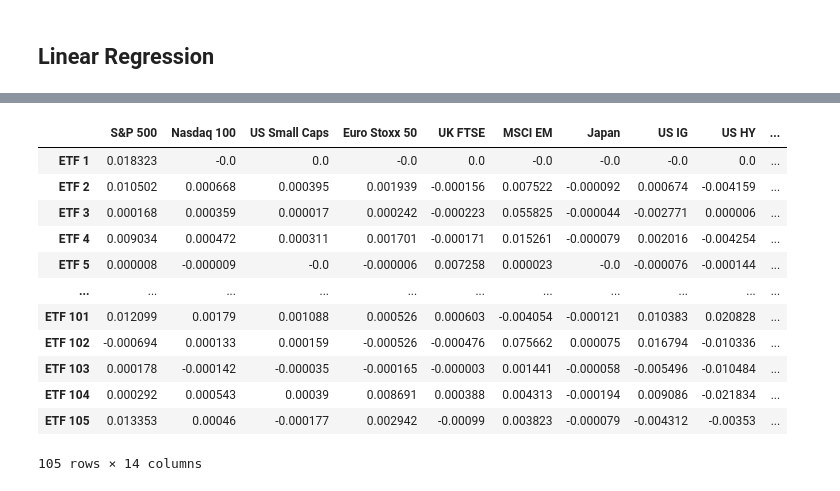
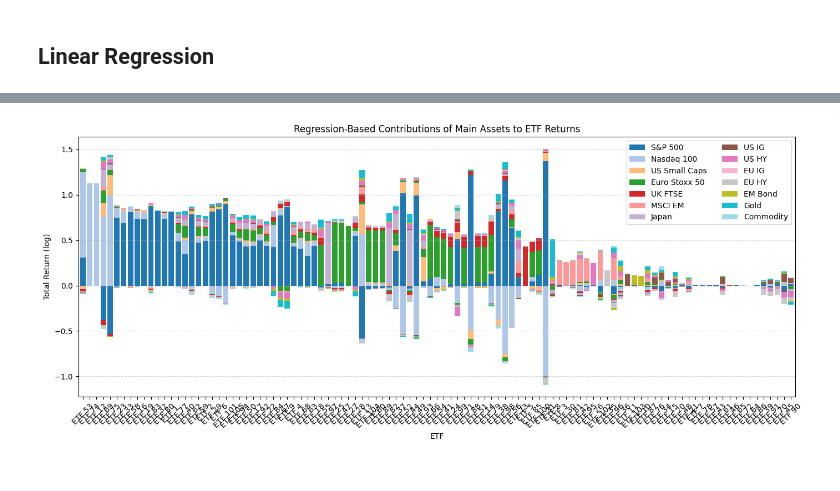
Before and after one commit to alexjablo/qem2-python, a Jupyter notebook: Project_notebook.ipynb, the cells around one changed output, grey strips where cells are left out. Saved outputs shown, nothing was run; the diff lists cells and outputs as text; code cells hidden in the pictures.

```diff
--- a/Project_notebook.ipynb
+++ b/Project_notebook.ipynb
@@ -202,16 +202,25 @@ plt.show()
 # %%
-contrib
+total_returns = (contrib).sum(axis=1)
+contrib_sorted = (contrib).loc[total_returns.sort_values(ascending=False).index]
-# %% [output]
-|  | S&P 500 | Nasdaq 100 | US Small Caps | Euro Stoxx 50 | UK FTSE | MSCI EM | Japan | US IG | US HY | ... |
-| ETF 1 | 0.018323 | -0.0 | 0.0 | -0.0 | 0.0 | -0.0 | -0.0 | -0.0 | 0.0 | ... |
-| ETF 2 | 0.010502 | 0.000668 | 0.000395 | 0.001939 | -0.000156 | 0.007522 | -0.000092 | 0.000674 | -0.004159 | ... |
-| ETF 3 | 0.000168 | 0.000359 | 0.000017 | 0.000242 | -0.000223 | 0.055825 | -0.000044 | -0.002771 | 0.000006 | ... |
-| ETF 4 | 0.009034 | 0.000472 | 0.000311 | 0.001701 | -0.000171 | 0.015261 | -0.000079 | 0.002016 | -0.004254 | ... |
-| ETF 5 | 0.000008 | -0.000009 | -0.0 | -0.000006 | 0.007258 | 0.000023 | -0.0 | -0.000076 | -0.000144 | ... |
-| ... | ... | ... | ... | ... | ... | ... | ... | ... | ... | ... |
-| ETF 101 | 0.012099 | 0.00179 | 0.001088 | 0.000526 | 0.000603 | -0.004054 | -0.000121 | 0.010383 | 0.020828 | ... |
-| ETF 102 | -0.000694 | 0.000133 | 0.000159 | -0.000526 | -0.000476 | 0.075662 | 0.000075 | 0.016794 | -0.010336 | ... |
-| ETF 103 | 0.000178 | -0.000142 | -0.000035 | -0.000165 | -0.000003 | 0.001441 | -0.000058 | -0.005496 | -0.010484 | ... |
-| ETF 104 | 0.000292 | 0.000543 | 0.00039 | 0.008691 | 0.000388 | 0.004313 | -0.000194 | 0.009086 | -0.021834 | ... |
-| ETF 105 | 0.013353 | 0.00046 | -0.000177 | 0.002942 | -0.00099 | 0.003823 | -0.000079 | -0.004312 | -0.00353 | ... |
-105 rows × 14 columns
+# %%
+import matplotlib.pyplot as plt
+
+fig, ax = plt.subplots(figsize=(14,6))
+
+# Stacked bar chart
+contrib_sorted.plot(kind='bar', stacked=True, ax=ax, cmap='tab20', width=0.8)
+
+# Labels and title
+ax.set_ylabel("Total Return (log)")
+ax.set_title("Regression-Based Contributions of Main Assets to ETF Returns")
+ax.set_xlabel("ETF")
+plt.xticks(rotation=45)
+
+# Optional: grid
+ax.grid(axis='y', linestyle='--', alpha=0.5)
+ax.legend(loc = 'upper right', ncol = 2)
+
+plt.tight_layout()
+plt.show()
+# %% [output]
+[figure, added]
```
Also changed, not shown: parts of 19 cells of this notebook.
